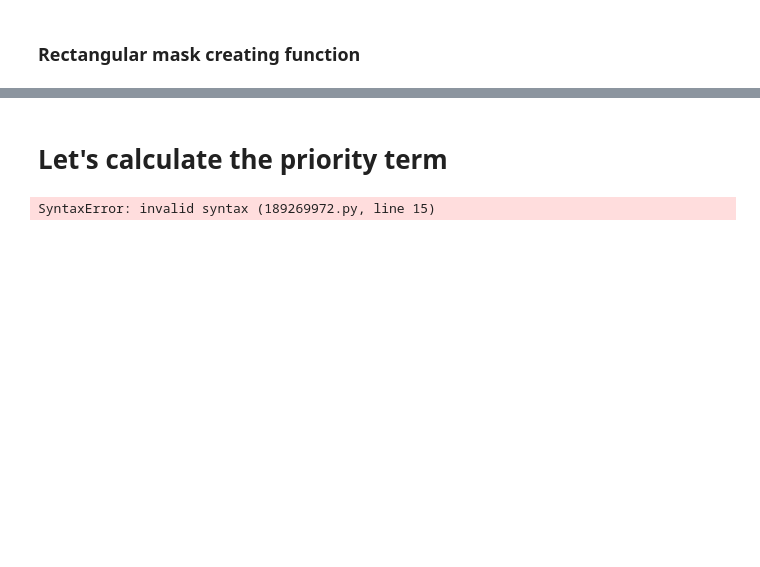
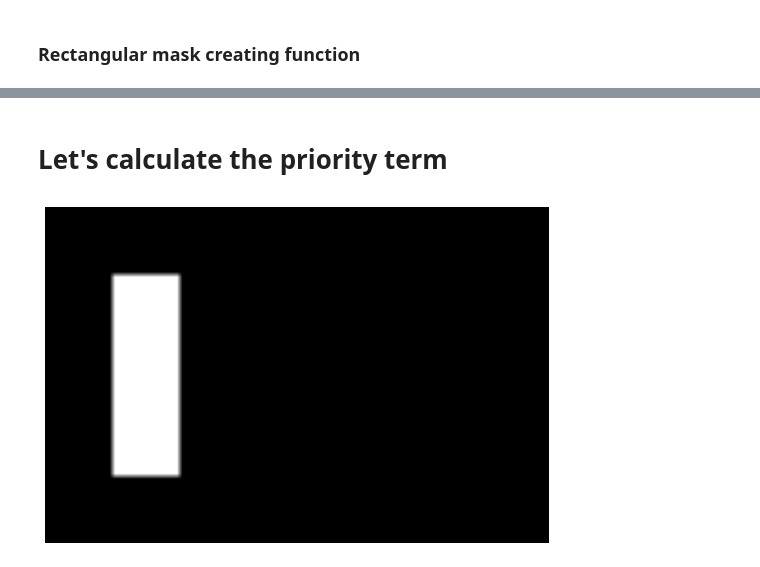
Before and after one commit to bhsyns/Inpainting-Project, a Jupyter notebook: Image manipulations.ipynb, the cells around one changed output, grey strips where cells are left out. Drawn from its saved outputs; the diff is of its cells as text; code cells hidden in the pictures; blank space fills up the shorter version.

Commit message:
calculated the c matrix

```diff
--- a/Image manipulations.ipynb
+++ b/Image manipulations.ipynb
@@ -51,20 +53,34 @@ make_image(delete_zone(im,mask(im, 100, 200 , 100 , 400)))
-# %% [markdown]
-# Let's calculate the priority term
+# %% [markdown]
+# Let's calculate the priority term
 # %%
 # Let's calculate the priority term :
+
 ## C(p) the confidence term :
+
 ## First lets define a function that would allow us to get patches
-def get_patch(image,p,patch_size=100):
+def get_patch(image,p,patch_size=8):
     r=int(patch_size/2)
     clip = image[p[0]-r:p[0]+r, p[1]-r:p[1]+r]
     return clip
 
 def patch_norm(p):
     return sum([sum([abs(p[i,j]) for i in range(p.shape[0])]) for j in range(p.shape[1])])
 
 def init_c(mask):
     return np.ones(mask.shape)-mask
 
-def c(im, mask):
+
+######## Confidence term
+def c_matrix(mask):
+    i = init_c(mask)
+    n,m= mask.shape
+    c=np.zeros(mask.shape)
+    for k in range(0,n):
+        for l in range(0,m):
+            patch = get_patch(i,(k,l))
+            c[k,l]=np.sum(patch)
+    return c/(patch.shape[0]*patch.shape[1])
+
+make_image(c_matrix(mask(im, 100, 200 , 100 , 400)))
 # %% [output]
-SyntaxError: invalid syntax (189269972.py, line 15)
+[figure, added]
```
Also changed, not shown: parts of 4 cells of this notebook, 1 other file.
